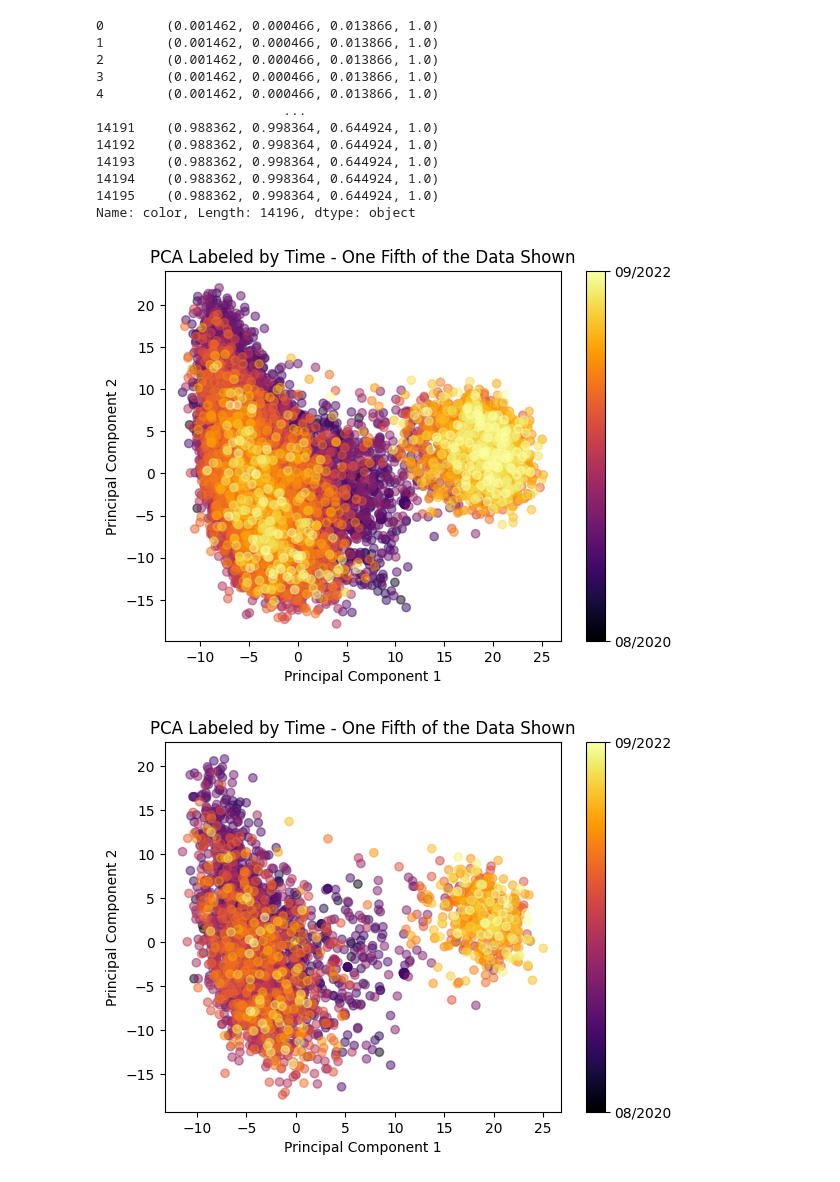
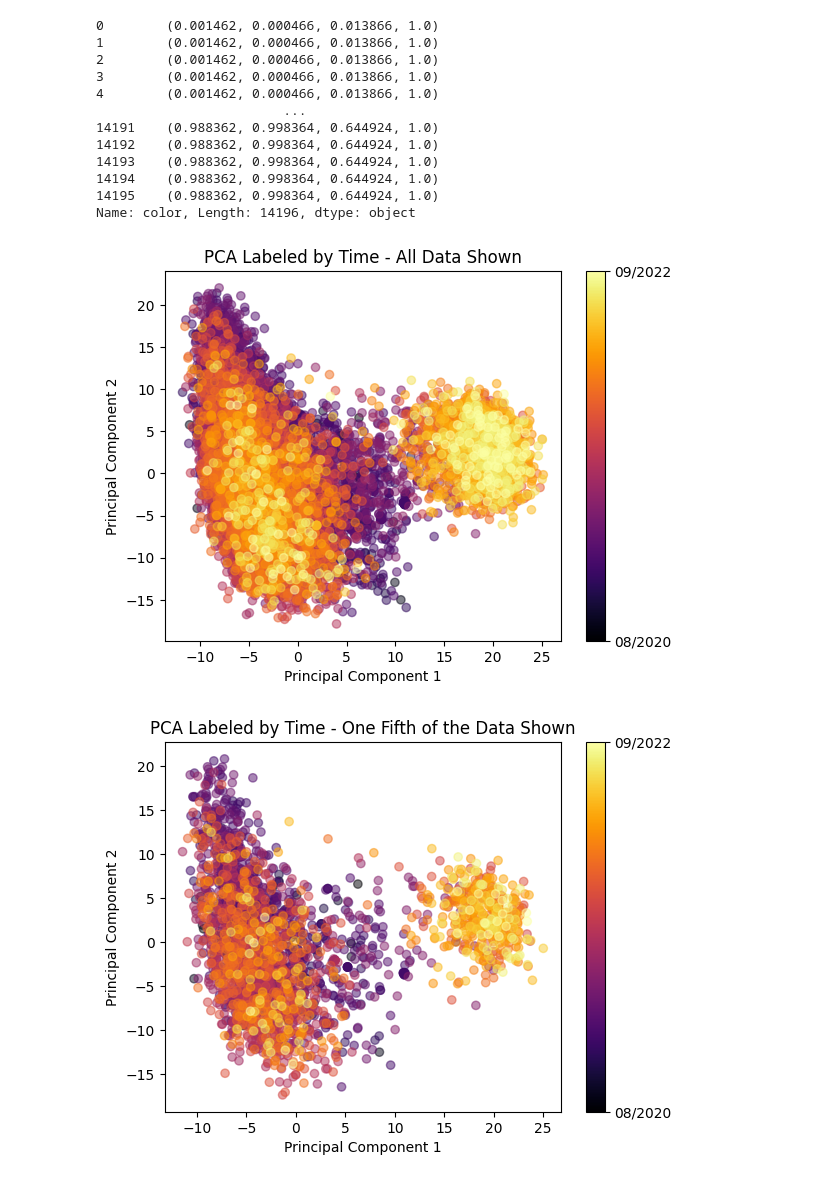
Before and after one commit to Nina-mvH/Sentiment-Analysis-on-Covid-Tweets, a Jupyter notebook: sentiment-analysis-on-vaccine-tweets.ipynb, the cells around one changed output. Cells and saved outputs as stored; diff of their text form; code cells hidden in the pictures.

Commit message:
Kaggle Notebook | Sentiment Analysis on vaccine tweets | Version 28 | Typo fixed in figure title

```diff
--- a/sentiment-analysis-on-vaccine-tweets.ipynb
+++ b/sentiment-analysis-on-vaccine-tweets.ipynb
@@ -693,21 +693,21 @@ Name: color, Length: 14196, dtype: object
 # %%
 step = 1
 plt.scatter(embeddings_pca[::step,0], embeddings_pca[::step,1], c=df_months['color'].to_numpy()[::step], alpha=0.5)
-plt.title('PCA Labeled by Time - One Fifth of the Data Shown')
+plt.title('PCA Labeled by Time - All Data Shown')
 plt.xlabel('Principal Component 1')
 plt.ylabel('Principal Component 2')
 sm = plt.cm.ScalarMappable(cmap=cmap)
 sm.set_clim(vmin=0, vmax=100)
 hc = plt.colorbar(sm)
 
 hc.set_ticks([0, 100])
 hc.set_ticklabels(['08/2020', '09/2022'])
 
 plt.show()
 
 #dark is early, light is late a ha ha
 # %% [output]
-[figure, old version]
+[figure, new version]
 # %%
 step = 5
 plt.scatter(embeddings_pca[::step,0], embeddings_pca[::step,1], c=df_months['color'].to_numpy()[::step], alpha=0.5)
```
